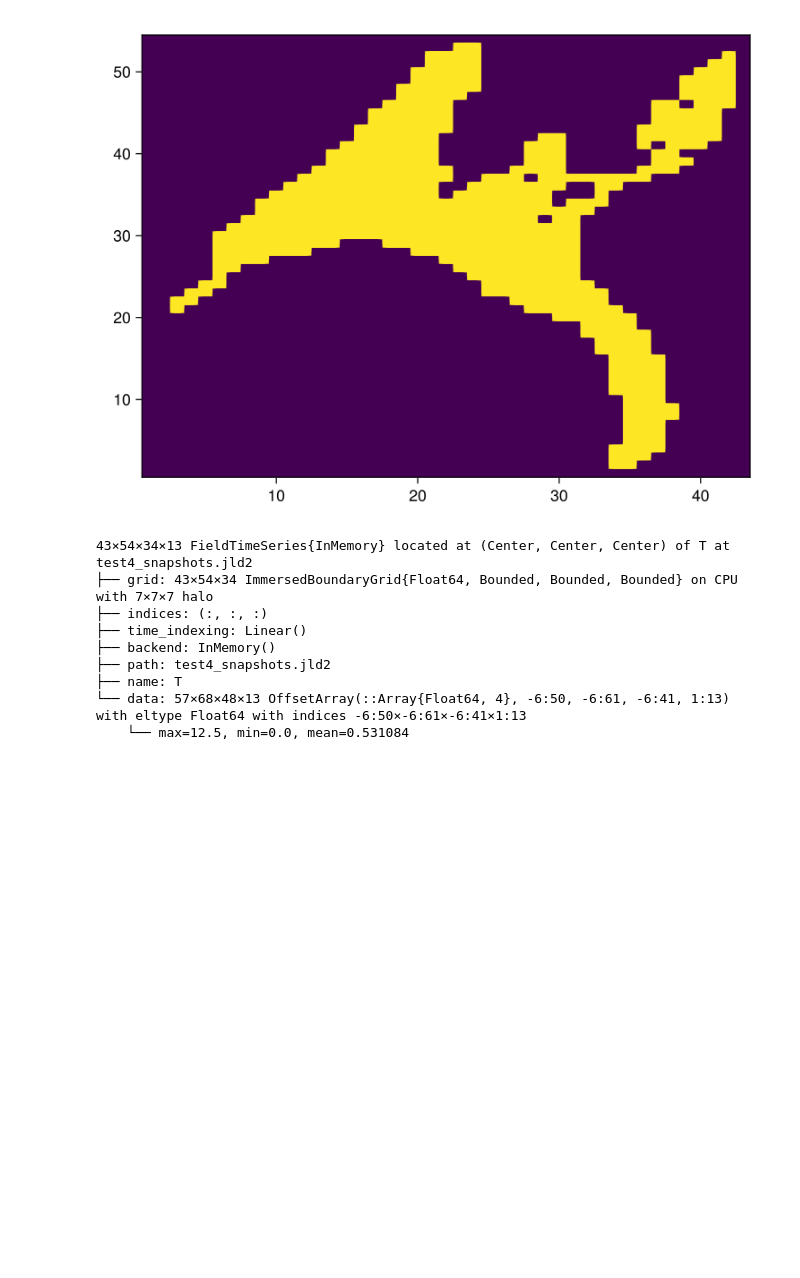
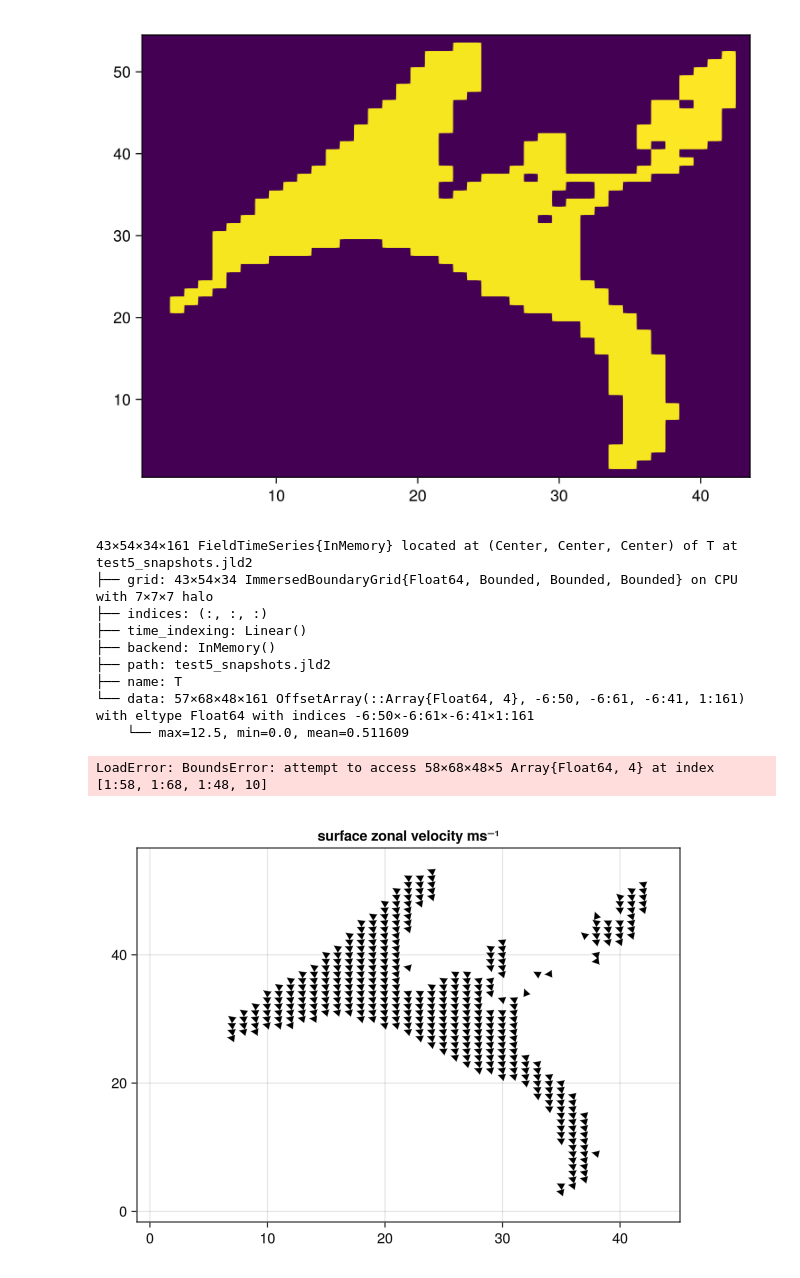
Before and after one commit to AquaBadgerForge/cases, a Jupyter notebook: Tyrifjord_notebooks/test_Tyr-wind.ipynb, the cells around one changed output. Saved outputs shown, nothing was run; the diff lists cells and outputs as text; code cells hidden in the pictures; blank space fills up the shorter version.

```diff
--- a/Tyrifjord_notebooks/test_Tyr-wind.ipynb
+++ b/Tyrifjord_notebooks/test_Tyr-wind.ipynb
@@ -563,16 +563,35 @@ heatmap(interior(model.tracers.T, :, :, grid.Nz))
 # (2) Meridional velocity (v)
 # (3) Temperature (T)
 # (4) Salinity (S)
-u_series = FieldTimeSeries("test4_snapshots.jld2", "u")
-v_series = FieldTimeSeries("test4_snapshots.jld2", "v")
-T_series = FieldTimeSeries("test4_snapshots.jld2", "T")
+u_series = FieldTimeSeries("test5_snapshots.jld2", "u")
+v_series = FieldTimeSeries("test5_snapshots.jld2", "v")
+T_series = FieldTimeSeries("test5_snapshots.jld2", "T")
 # %% [output]
-43×54×34×13 FieldTimeSeries{InMemory} located at (Center, Center, Center) of T at test4_snapshots.jld2
+43×54×34×161 FieldTimeSeries{InMemory} located at (Center, Center, Center) of T at test5_snapshots.jld2
 ├── grid: 43×54×34 ImmersedBoundaryGrid{Float64, Bounded, Bounded, Bounded} on CPU with 7×7×7 halo
 ├── indices: (:, :, :)
 ├── time_indexing: Linear()
 ├── backend: InMemory()
-├── path: test4_snapshots.jld2
+├── path: test5_snapshots.jld2
 ├── name: T
-└── data: 57×68×48×13 OffsetArray(::Array{Float64, 4}, -6:50, -6:61, -6:41, 1:13) with eltype Float64 with indices -6:50×-6:61×-6:41×1:13
-    └── max=12.5, min=0.0, mean=0.531084
+└── data: 57×68×48×161 OffsetArray(::Array{Float64, 4}, -6:50, -6:61, -6:41, 1:161) with eltype Float64 with indices -6:50×-6:61×-6:41×1:161
+    └── max=12.5, min=0.0, mean=0.511609
+# %%
+u = interior(u_series[3], :, :, 34)[1:Nx,:]
+u[u .== 0] .= NaN
+
+v = interior(v_series[10], :, :, 34)[:,1:Ny]
+v[v .== 0] .= NaN
+
+vspeed = vec(sqrt.(u .^ 2 .+ v .^ 2))
+# %% [output]
+LoadError: BoundsError: attempt to access 58×68×48×5 Array{Float64, 4} at index [1:58, 1:68, 1:48, 10]
+# %%
+fig = Figure()
+ax  = Axis(fig[1, 1], title = "surface zonal velocity ms⁻¹")
+ar = arrows!(1:Nx, 1:Ny, u, v, arrowsize = 10, lengthscale = 0.3,)
+    # arrowcolor = vspeed, linecolor = vspeed)
+# hm = heatmap!(0:Nx, 0:Ny, v)
+fig
+# %% [output]
+[figure, added]
```
Also changed, not shown: parts of 15 cells of this notebook.
